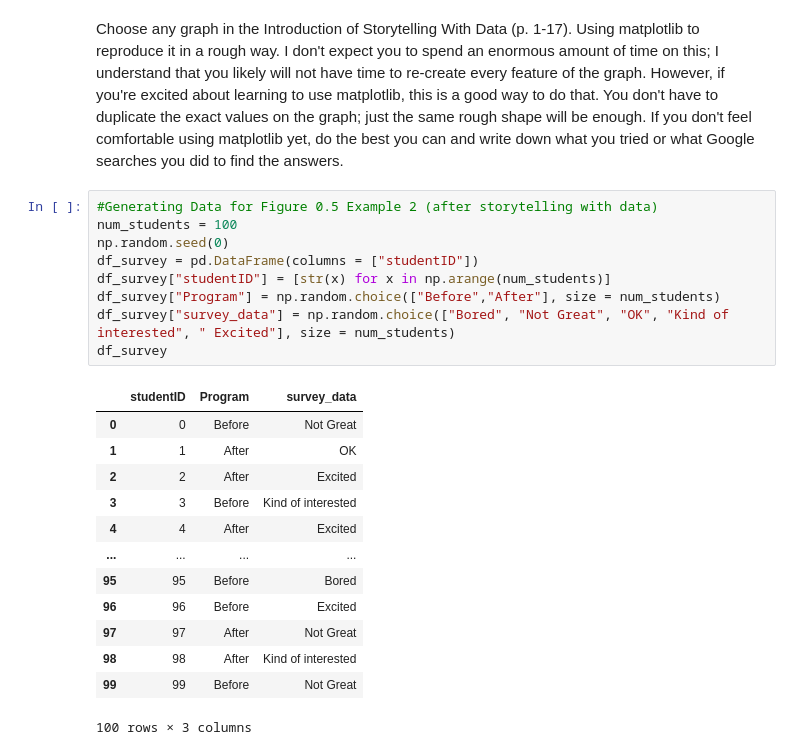
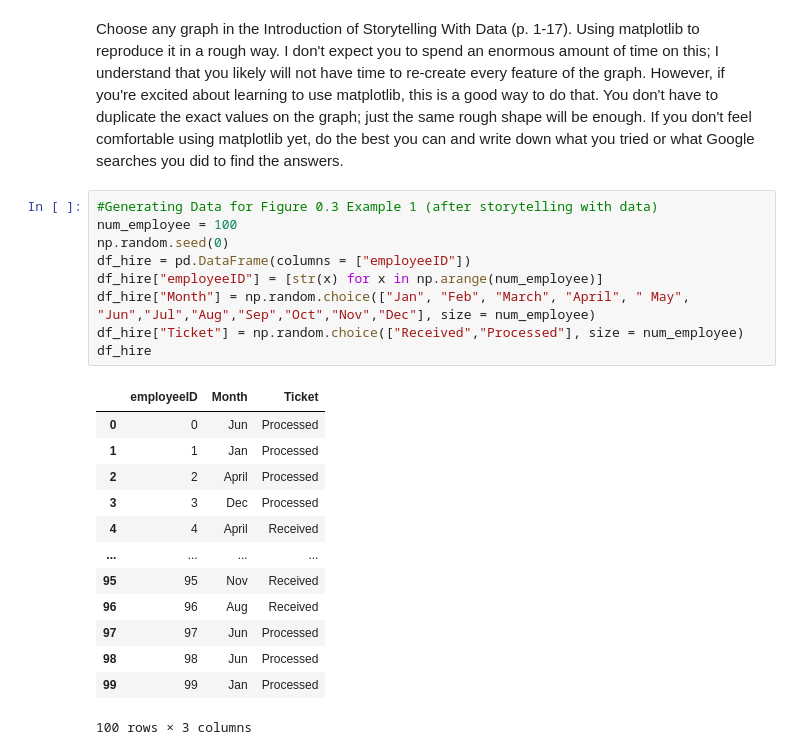
Before and after one commit to Jbaner/Module-B-semester-2, a Jupyter notebook: Week1.ipynb, the cells around one changed output. Saved outputs shown, nothing was run; the diff lists cells and outputs as text.

```diff
--- a/Week1.ipynb
+++ b/Week1.ipynb
@@ -596,25 +596,25 @@ plt.show()
 # %% [markdown]
 Choose any graph in the Introduction of Storytelling With Data (p. 1-17).  Using matplotlib to reproduce it in a rough way.  I don't expect you to spend an enormous amount of time on this; I understand that you likely will not have time to re-create every feature of the graph.  However, if you're excited about learning to use matplotlib, this is a good way to do that.  You don't have to duplicate the exact values on the graph; just the same rough shape will be enough.  If you don't feel comfortable using matplotlib yet, do the best you can and write down what you tried or what Google searches you did to find the answers.
 # %%
-#Generating Data for Figure 0.5 Example 2 (after storytelling with data)
-num_students = 100
+#Generating Data for Figure 0.3 Example 1 (after storytelling with data)
+num_employee = 100
 np.random.seed(0)
-df_survey = pd.DataFrame(columns = ["studentID"])
-df_survey["studentID"] = [str(x) for x in np.arange(num_students)]
-df_survey["Program"] = np.random.choice(["Before","After"], size = num_students)
-df_survey["survey_data"] = np.random.choice(["Bored", "Not Great", "OK", "Kind of interested", " Excited"], size = num_students)
-df_survey
+df_hire = pd.DataFrame(columns = ["employeeID"])
+df_hire["employeeID"] = [str(x) for x in np.arange(num_employee)]
+df_hire["Month"] = np.random.choice(["Jan", "Feb", "March", "April", " May", "Jun","Jul","Aug","Sep","Oct","Nov","Dec"], size = num_employee)
+df_hire["Ticket"] = np.random.choice(["Received","Processed"], size = num_employee)
+df_hire
 # %% [output]
-|  | studentID | Program | survey_data |
-| 0 | 0 | Before | Not Great |
-| 1 | 1 | After | OK |
-| 2 | 2 | After | Excited |
-| 3 | 3 | Before | Kind of interested |
-| 4 | 4 | After | Excited |
+|  | employeeID | Month | Ticket |
+| 0 | 0 | Jun | Processed |
+| 1 | 1 | Jan | Processed |
+| 2 | 2 | April | Processed |
+| 3 | 3 | Dec | Processed |
+| 4 | 4 | April | Received |
 | ... | ... | ... | ... |
-| 95 | 95 | Before | Bored |
-| 96 | 96 | Before | Excited |
-| 97 | 97 | After | Not Great |
-| 98 | 98 | After | Kind of interested |
-| 99 | 99 | Before | Not Great |
+| 95 | 95 | Nov | Received |
+| 96 | 96 | Aug | Received |
+| 97 | 97 | Jun | Processed |
+| 98 | 98 | Jun | Processed |
+| 99 | 99 | Jan | Processed |
 100 rows × 3 columns
```
